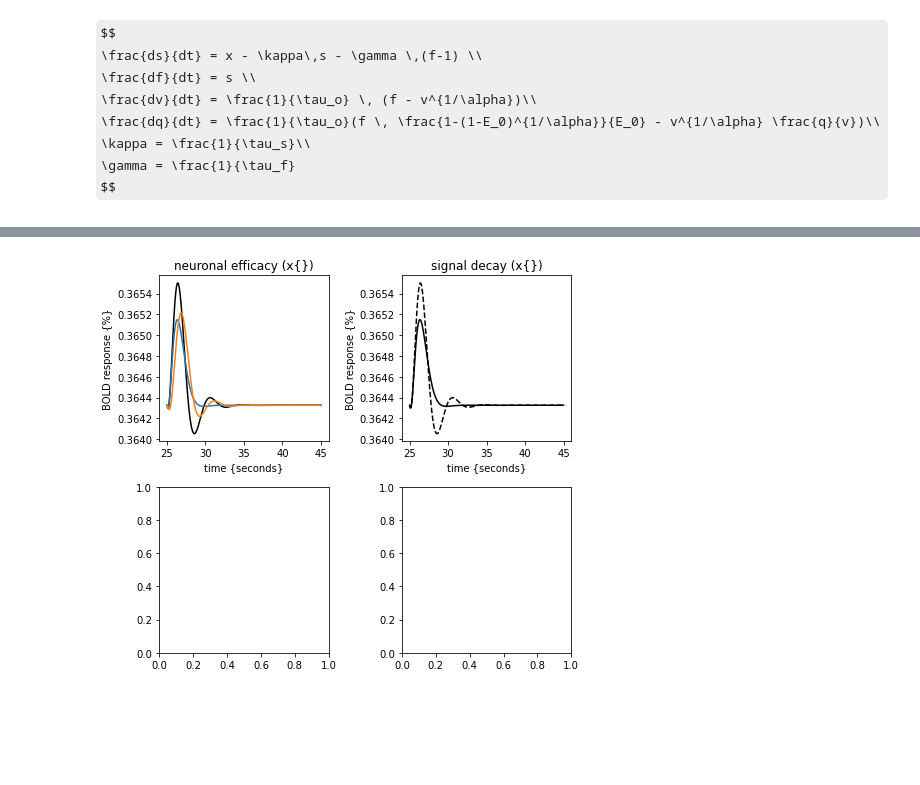
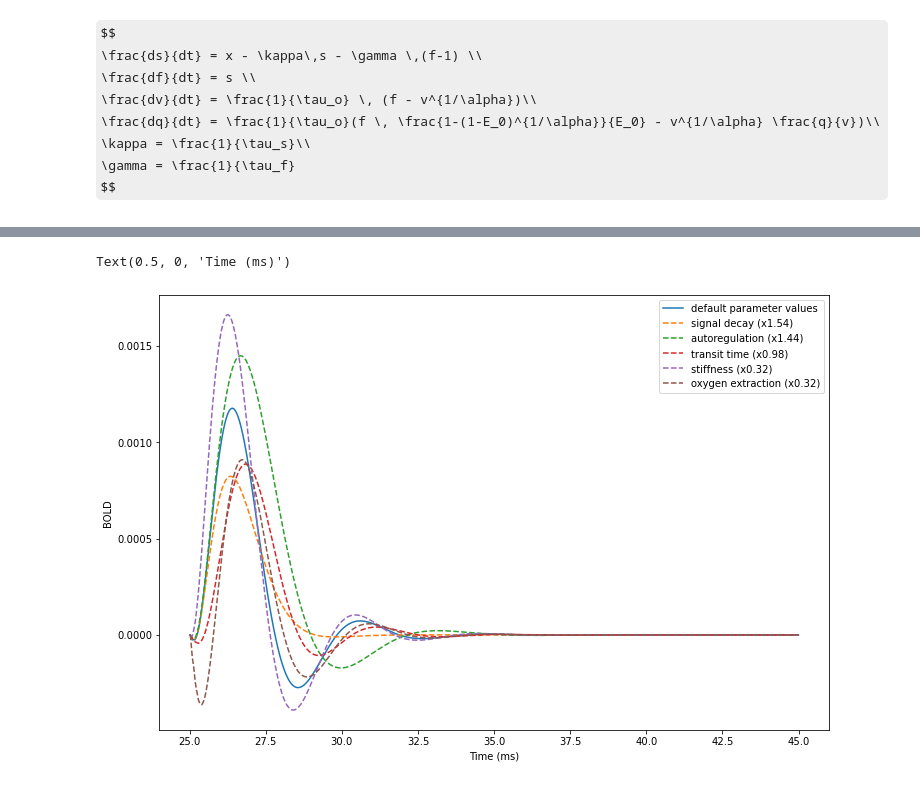
Before and after one commit to pfcrowe/tvb-fnirs, a Jupyter notebook: scratch/exploring_the_balloon_model.ipynb, the cells around one changed output, grey strips where cells are left out. Drawn from its saved outputs; the diff is of its cells as text; code cells hidden in the pictures; some formulas as TeX source; blank space fills up the shorter version.

Commit message:
display balloon parameter effects on BOLD response

```diff
--- a/scratch/exploring_the_balloon_model.ipynb
+++ b/scratch/exploring_the_balloon_model.ipynb
@@ -172,3 +150,3 @@ Create and run the monitor/analyser
 # %%
 bold_model = bold.BalloonModel(time_series = tsr)
-bold_data  = bold_model.evaluate()
+bold_data_mod  = bold_model.evaluate()
@@ -177,2 +152,0 @@ parameter modification
-# %%
-bold.BalloonModel.balloon_dfun = balloon_dfun # irrelevant
@@ -198,6 +185,6 @@ bold_model = bold.BalloonModel(time_series = tsr)
 bold_data_alpha  = bold_model.evaluate()
 # %%
 reset_params()
-bold.BalloonModel.E0    = 0.4  * 2.3
+bold.BalloonModel.E0    = 0.34  * 2.3 #0.4 / 0.34
 bold_model = bold.BalloonModel(time_series = tsr)
 bold_data_E0  = bold_model.evaluate()
@@ -209,0 +191,7 @@ bold.BalloonModel.tau_s, bold.BalloonModel.tau_f, bold.BalloonModel.tau_o, bold.
+# %%
+titles=['default parameter values',
+        f'signal decay (x{H[0]})',
+        f'autoregulation (x{H[1]})',
+        f'transit time (x{H[2]})',
+        f'stiffness (x{H[3]})',
+        f'oxygen extraction (x{H[4]})']
@@ -210,20 +234,15 @@ bold.BalloonModel.tau_s, bold.BalloonModel.tau_f, bold.BalloonModel.tau_o, bold.
 # %%
-fig, ax = plt.subplots(ncols=2,nrows=2, figsize=(7,6))
-a=ax[0,0];a.set_title(titles[0])
-a.set_xlabel('time {seconds}');a.set_ylabel('BOLD response {%}')
-a.plot(bold_data.time[25000:45000], bold_data.data[25000:45000, 0, [42], 0], c='k')
-a.plot(bold_data_tau_s.time[25000:45000], bold_data_tau_s.data[25000:45000, 0, [42], 0])
-#a.plot(bold_data_tau_f.time[25000:45000], bold_data_tau_f.data[25000:45000, 0, [42], 0])
-a.plot(bold_data_tau_o.time[25000:45000], bold_data_tau_o.data[25000:45000, 0, [42], 0])
-#a.plot(bold_data_alpha.time[25000:45000], bold_data_alpha.data[25000:45000, 0, [42], 0])
-#a.plot(bold_data_E0.time[25000:45000], bold_data_E0.data[25000:45000, 0, [42], 0])
+plt.figure(figsize=(12,8))
+plt.plot(bold_data.time[25000:45000], bold_data.data[25000:45000, 0, [42], 0] - bold_data.data[35000:45000, 0, [42], 0].mean())
+plt.plot(bold_data.time[25000:45000], bold_data_tau_s.data[25000:45000, 0, [42], 0] - bold_data_tau_s.data[35000:45000, 0, [42], 0].mean(), '--')
+plt.plot(bold_data.time[25000:45000], bold_data_tau_f.data[25000:45000, 0, [42], 0] - bold_data_tau_f.data[35000:45000, 0, [42], 0].mean(), '--')
+plt.plot(bold_data.time[25000:45000], bold_data_tau_o.data[25000:45000, 0, [42], 0] - bold_data_tau_o.data[35000:45000, 0, [42], 0].mean(), '--')
+plt.plot(bold_data.time[25000:45000], bold_data_alpha.data[25000:45000, 0, [42], 0] - bold_data_alpha.data[35000:45000, 0, [42], 0].mean(), '--')
+plt.plot(bold_data.time[25000:45000], bold_data_E0.data[25000:45000, 0, [42], 0] - bold_data_E0.data[35000:45000, 0, [42], 0].mean(), '--')
+plt.legend(titles)
+plt.ylabel("BOLD")
 
-a=ax[0,1];a.set_title('signal decay (x{})')
-a.set_xlabel('time {seconds}');a.set_ylabel('BOLD response {%}')
-a.plot(bold_data.time[25000:45000], bold_data.data[25000:45000, 0, [42], 0], '--', c='k')
-a.plot(bold_data_tau_s.time[25000:45000], bold_data_tau_s.data[25000:45000, 0, [42], 0], c='k')
-
-plt.tight_layout()
-plt.show()
+plt.xlabel('Time (ms)')
 # %% [output]
+Text(0.5, 0, 'Time (ms)')
-[figure, old version]
+[figure, new version]
```
Also changed, not shown: parts of 30 cells of this notebook.
